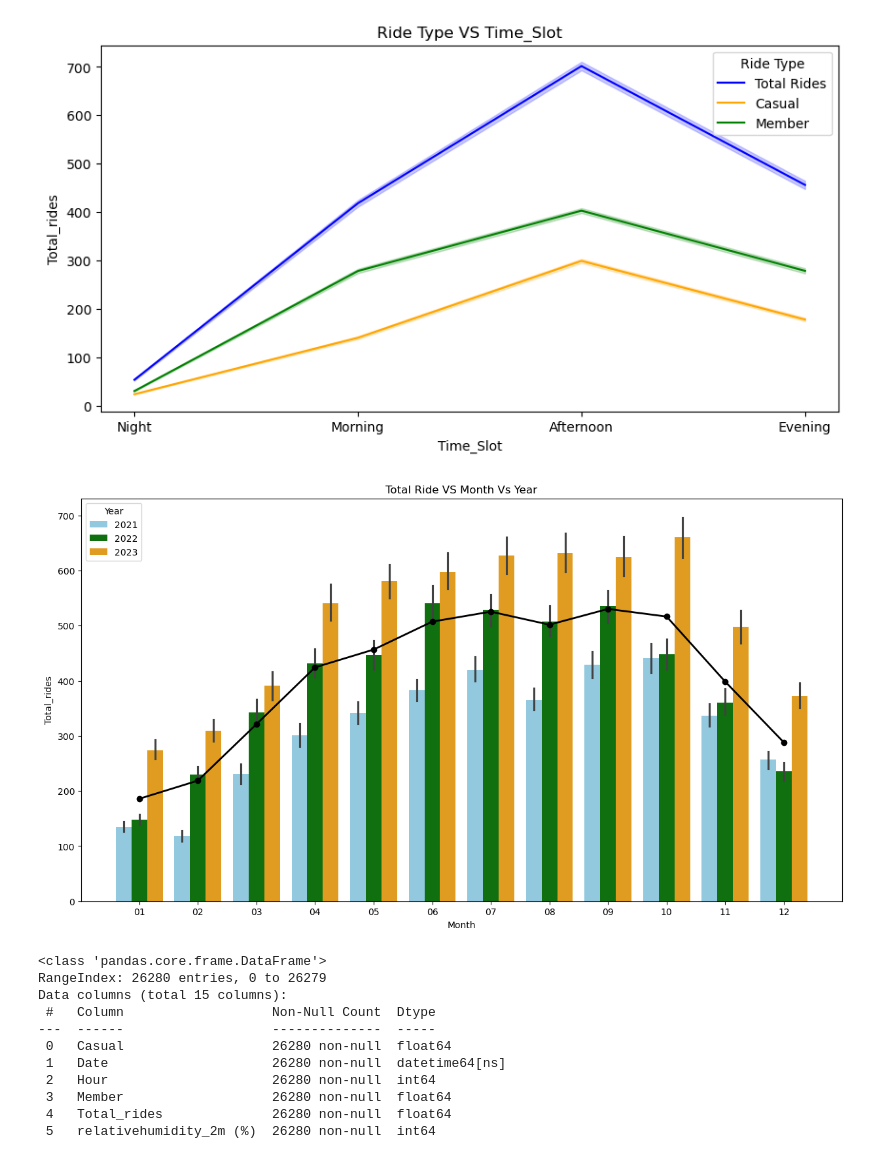
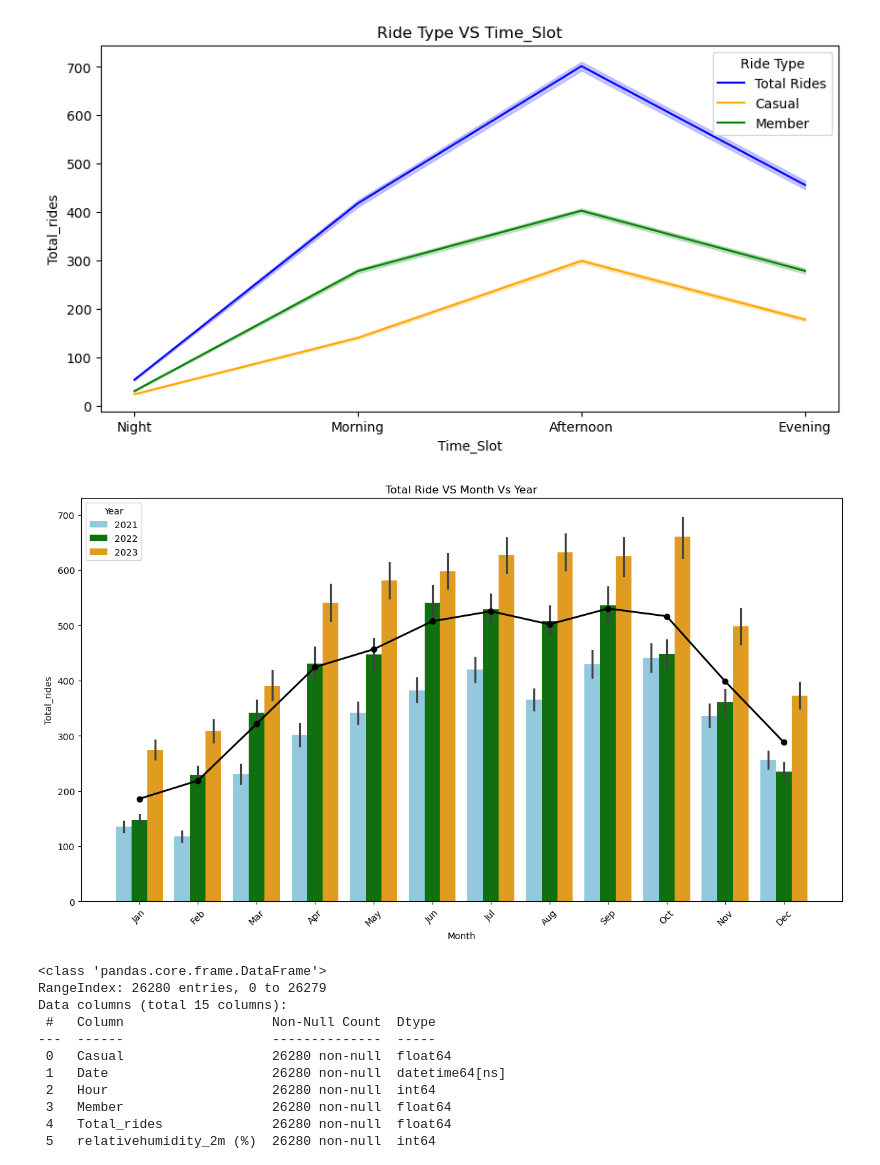
Before and after one commit to Karan9603/Data-Science-Projects, a Jupyter notebook: Project_3_Bike_Project/EDA.ipynb, the cells around one changed output. Saved outputs shown, nothing was run; the diff lists cells and outputs as text; code cells hidden in the pictures.

```diff
--- a/Project_3_Bike_Project/EDA.ipynb
+++ b/Project_3_Bike_Project/EDA.ipynb
@@ -206,25 +209,29 @@ plt.show()
 # %%
 plt.figure(figsize=(15,8))
 plt.title ('Total Ride VS Month Vs Year')
 Palette = {2021: 'skyblue', 2022: 'green', 2023: 'orange'}
 sns.barplot(H_data, y='Total_rides' , x='Month', hue='Year' , palette= Palette)
 #sns.lineplot(H_data_2021, y='Total_rides' , x='Month', palette='blue', label='year 2021')
 #sns.lineplot(H_data_2022, y='Total_rides' , x='Month', palette='orange', label='year 2022')
 #sns.lineplot(H_data_2023, y='Total_rides' , x='Month', palette='green', label='year 2023')
 
 # Calculate the average total rides per month
 average_rides_per_month = H_data.groupby('Month')['Total_rides'].mean().reset_index()
 
 # Add the line plot (this line will show the average trend)
 plt.plot(average_rides_per_month['Month'], average_rides_per_month['Total_rides'], color='black', marker='o', linestyle='-', linewidth=2)
 
 #Add legend
 plt.legend(title='Year', loc='upper left')
 
+# Set x-axis labels to month names
+month_names = ['Jan', 'Feb', 'Mar', 'Apr', 'May', 'Jun', 'Jul', 'Aug', 'Sep', 'Oct', 'Nov', 'Dec']
+plt.xticks(ticks=range(12), labels=month_names, rotation=45)
+
 # Show the plot
 plt.show()
 # %% [output]
-[figure, old version]
+[figure, new version]
 # %%
 H_data.info()
 # %% [output]
```
Also changed, not shown: parts of 1 cell of this notebook, 2 other files.
